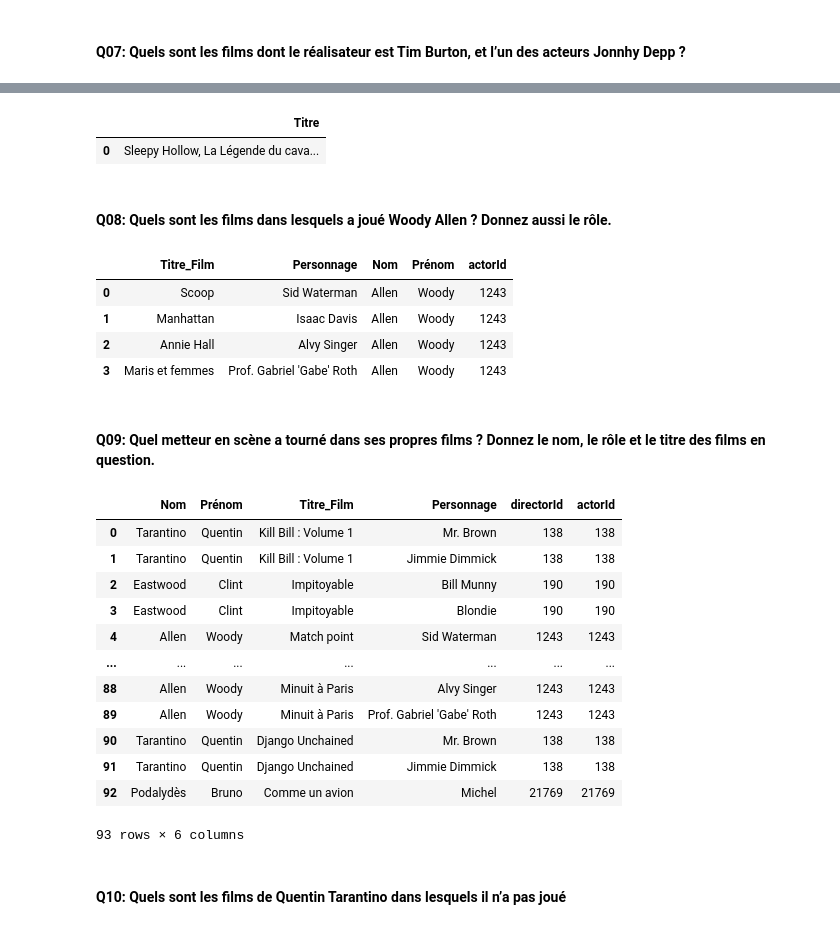
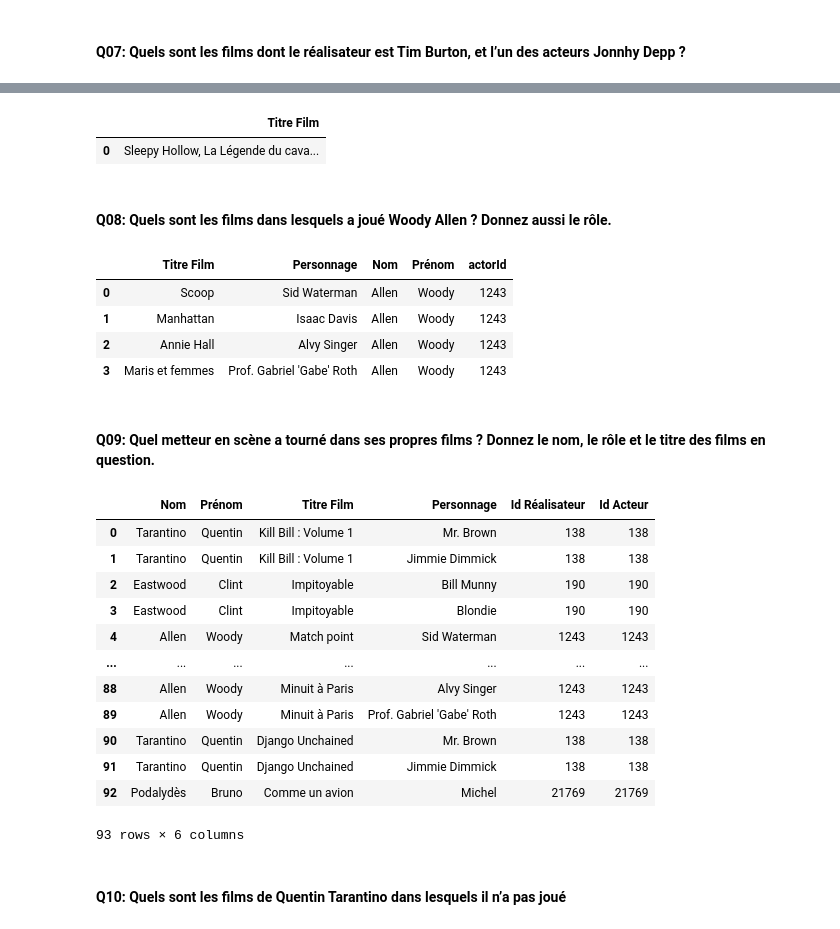
Before and after one commit to MaelleCoriou/Floupics_Movies_2, a Jupyter notebook: movies-3.ipynb, the cells around one changed output, grey strips where cells are left out. Cells and saved outputs as stored; diff of their text form; code cells hidden in the pictures.

```diff
--- a/movies-3.ipynb
+++ b/movies-3.ipynb
@@ -310,14 +306,14 @@ results
 # %%
 # A REVOIR
 sql_query_07b = """
-    SELECT title AS Titre
+    SELECT title AS 'Titre Film'
     FROM ( SELECT artists.id AS Artiste, title, movies.id AS Idfilm
         FROM artists
         INNER JOIN movies
             ON artists.id = movies.directorId
-        WHERE lastname = "Burton") AS filmburton
+        WHERE lastname = "Burton") AS film_Burton
     INNER JOIN roles
-        ON filmburton.Idfilm = roles.movieId
+        ON film_Burton.Idfilm = roles.movieId
     INNER JOIN artists
         ON roles.actorId = artists.id
     WHERE lastname = "Depp";
@@ -326,13 +322,13 @@ sql_query_07b = """
 results = pd.read_sql_query(sql_query_07b, engine)
 results
 # %% [output]
-|  | Titre |
+|  | Titre Film |
 | 0 | Sleepy Hollow, La Légende du cava... |
 # %% [markdown]
 #### Q08: Quels sont les films dans lesquels a joué Woody Allen ? Donnez aussi le rôle.
 # %%
 sql_query_08 = """
-    SELECT title AS 'Titre_Film', `character` AS 'Personnage', lastname AS 'Nom', firstname AS 'Prénom', actorId
+    SELECT title AS 'Titre Film', `character` AS 'Personnage', lastname AS 'Nom', firstname AS 'Prénom', actorId
     FROM movies
     INNER JOIN roles
         ON movies.id = roles.movieId
@@ -344,7 +340,7 @@ sql_query_08 = """
 results = pd.read_sql_query(sql_query_08, engine)
 results
 # %% [output]
-|  | Titre_Film | Personnage | Nom | Prénom | actorId |
+|  | Titre Film | Personnage | Nom | Prénom | actorId |
 | 0 | Scoop | Sid Waterman | Allen | Woody | 1243 |
 | 1 | Manhattan | Isaac Davis | Allen | Woody | 1243 |
 | 2 | Annie Hall | Alvy Singer | Allen | Woody | 1243 |
@@ -353,19 +349,20 @@ results
 #### Q09: Quel metteur en scène a tourné dans ses propres films ? Donnez le nom, le rôle et le titre des films en question.
 # %%
 sql_query_09 = """
-    SELECT lastname AS 'Nom', firstname AS 'Prénom', title AS 'Titre_Film', `character` AS 'Personnage', directorId, actorId
+    SELECT lastname AS 'Nom', firstname AS 'Prénom', title AS 'Titre Film', `character` AS 'Personnage',
+    directorId AS 'Id Réalisateur', actorId AS 'Id Acteur'
     FROM movies
     INNER JOIN roles
         ON movies.directorId = roles.actorId
     INNER JOIN artists
         ON roles.actorId = artists.id
     WHERE directorId = actorId;
 """
 
 results = pd.read_sql_query(sql_query_09, engine)
 results
 # %% [output]
-|  | Nom | Prénom | Titre_Film | Personnage | directorId | actorId |
+|  | Nom | Prénom | Titre Film | Personnage | Id Réalisateur | Id Acteur |
 | 0 | Tarantino | Quentin | Kill Bill : Volume 1 | Mr. Brown | 138 | 138 |
 | 1 | Tarantino | Quentin | Kill Bill : Volume 1 | Jimmie Dimmick | 138 | 138 |
 | 2 | Eastwood | Clint | Impitoyable | Bill Munny | 190 | 190 |
```
Also changed, not shown: parts of 10 cells of this notebook.
